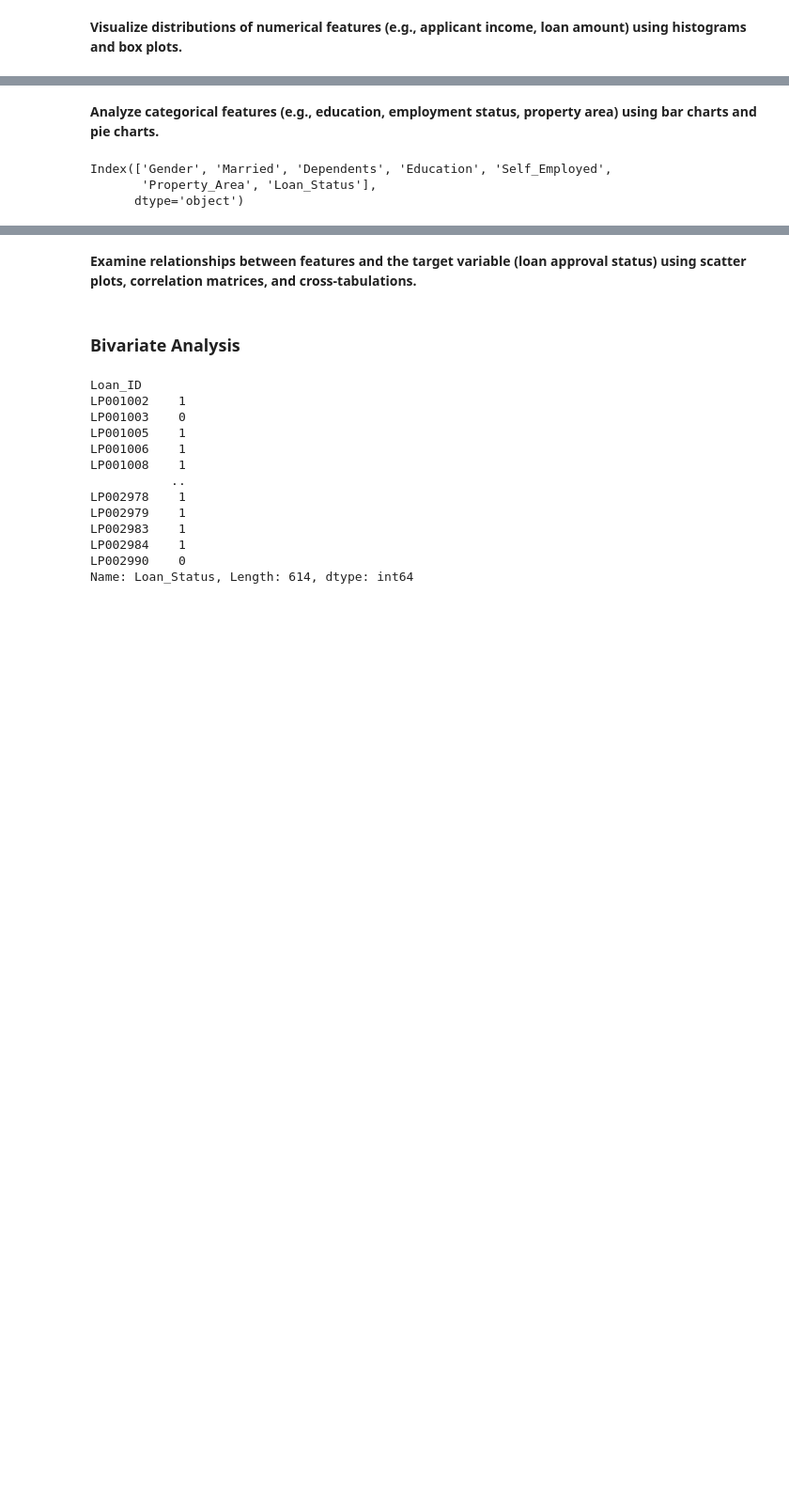
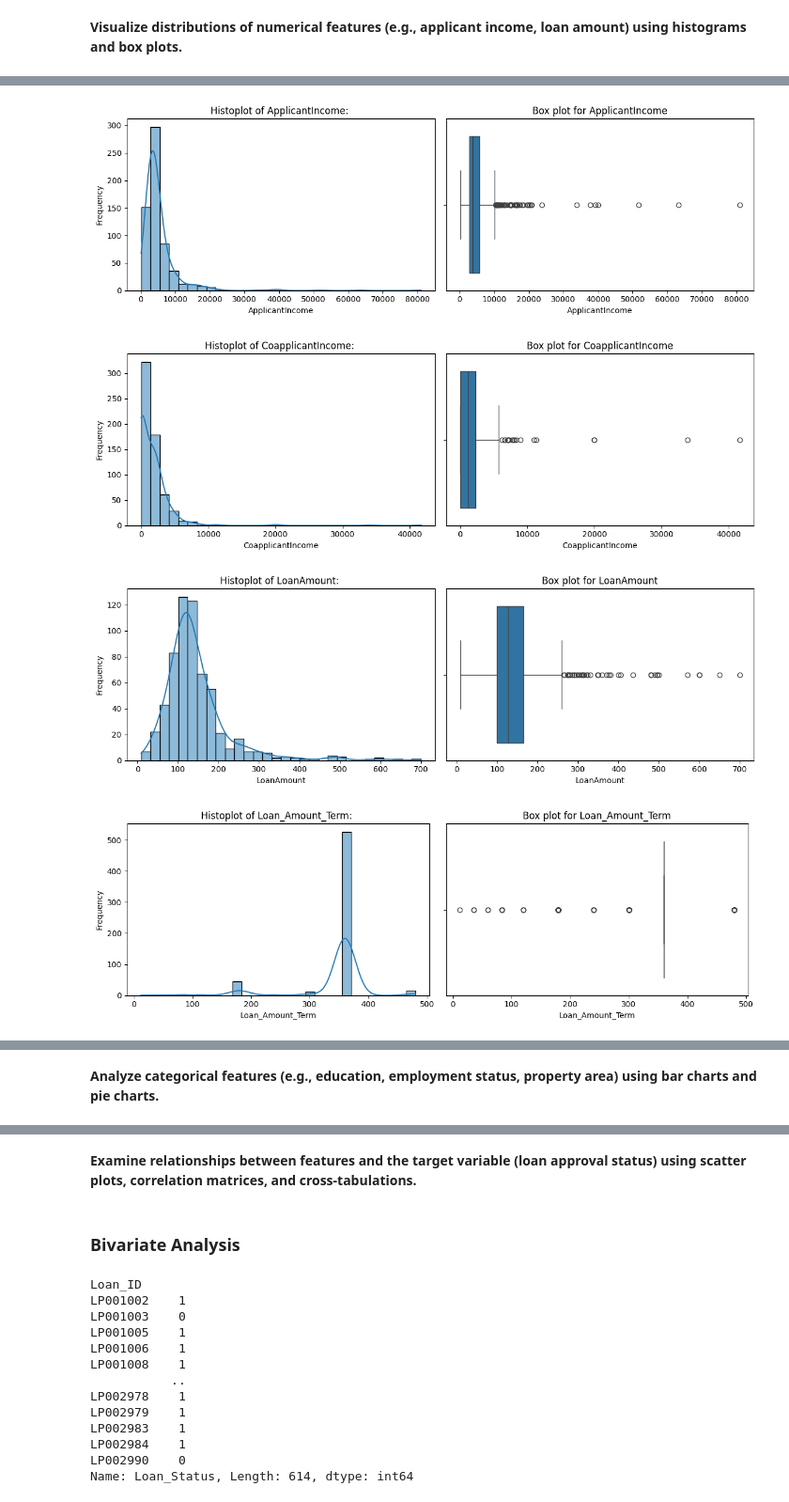
Before and after one commit to Olajcodes/abioye_olajide_tasks, a Jupyter notebook: week_eleven/task25/task25.ipynb, the cells around one changed output, grey strips where cells are left out. Shown at 94% size. Drawn from its saved outputs; the diff is of its cells as text; code cells hidden in the pictures; blank space fills up the shorter version.

```diff
--- a/week_eleven/task25/task25.ipynb
+++ b/week_eleven/task25/task25.ipynb
@@ -245,3 +249,13 @@ data[numerical_features].describe().transpose()
 | LoanAmount | 614.0 | 145.752443 | 84.107233 | 9.0 | 100.25 | 128.0 | 164.75 | 700.0 |
 | Loan_Amount_Term | 614.0 | 342.410423 | 64.428629 | 12.0 | 360.00 | 360.0 | 360.00 | 480.0 |
 | Credit_History | 614.0 | 0.855049 | 0.352339 | 0.0 | 1.00 | 1.0 | 1.00 | 1.0 |
+# %%
+# Picking out the categorical columns and get their value counts
+
+cat_col = data.select_dtypes(include='object').columns
+for col in cat_col:
+    print("")
+    print("+++++++++++++++++++")
+    print(data[col].value_counts())
+    print("+++++++++++++++++++")
+    print("")
@@ -330,4 +290,0 @@ def univariate_numerical_eda(data, column):
-# %%
-# So, Looping through all the columns to save Time
-for col in numerical_features:
-    univariate_numerical_eda(data, col)
@@ -409,0 +291,28 @@ Kurtosis: 1.549
+# %%
+# Checking for visualization of numerical features
+
+def numerical_dist_vis(df, column):
+
+    plt.figure(figsize=(12,4))
+    plt.subplot(1,2,1)
+    sns.histplot(data=df, x=df[column], kde=True, bins=30)
+    plt.title(f"Histoplot of {column}: ")
+    plt.xlabel(column)
+    plt.ylabel("Frequency")
+
+
+    # Ploting box plot
+    plt.subplot(1,2,2)
+    sns.boxplot(data=data, x = data[column])
+    plt.title(f"Box plot for {column}")
+
+    plt.tight_layout()
+    plt.show()
+# %%
+for col in numerical_features:
+    numerical_dist_vis(data, col)
+# %% [output]
+[figure, added]
+[figure, added]
+[figure, added]
+[figure, added]
@@ -451,7 +321,0 @@ def univariate_categorical_eda(data, column):
-# %%
-categorical_columns = data.select_dtypes(include="object").columns
-categorical_columns
-# %% [output]
-Index(['Gender', 'Married', 'Dependents', 'Education', 'Self_Employed',
-       'Property_Area', 'Loan_Status'],
-      dtype='object')
```
Also changed, not shown: parts of 19 cells of this notebook, 2 other files.
